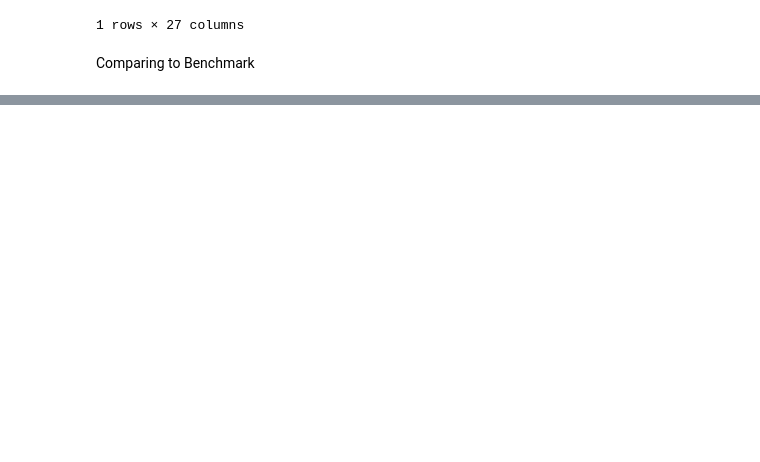
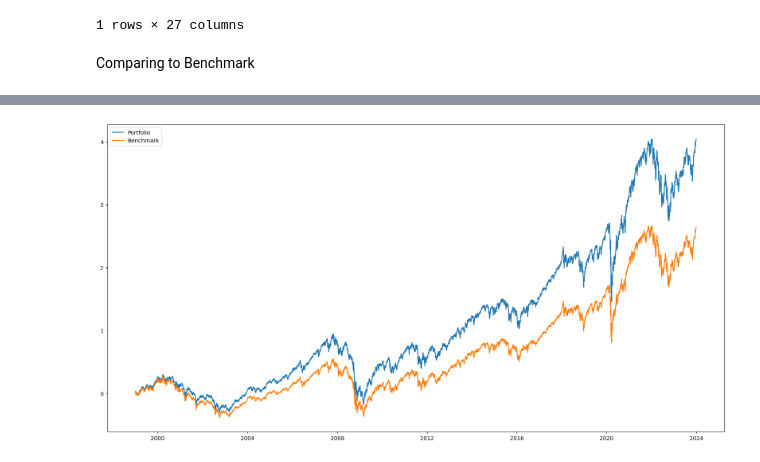
Before and after one commit to lharazin/TFM, a Jupyter notebook: Algorithm/msci_acwi_replica_with_rebalancing.ipynb, the cells around one changed output, grey strips where cells are left out. Cells and saved outputs as stored; diff of their text form; code cells hidden in the pictures; blank space fills up the shorter version.

```diff
--- a/Algorithm/msci_acwi_replica_with_rebalancing.ipynb
+++ b/Algorithm/msci_acwi_replica_with_rebalancing.ipynb
@@ -342,0 +371,9 @@ plt.legend(['portfolio', 'benchmark'])
+# %%
+plt.figure(figsize=(20,10))
+plt.plot((1 + total_value_portfolio.pct_change()).cumprod() - 1, label='Portfolio')
+plt.plot((1 + benchmark.pct_change()).cumprod() - 1, label='Benchmark')
+plt.legend()
+
+plt.show()
+# %% [output]
+[figure, added]
```
Also changed, not shown: parts of 11 cells of this notebook, 1 other file.
